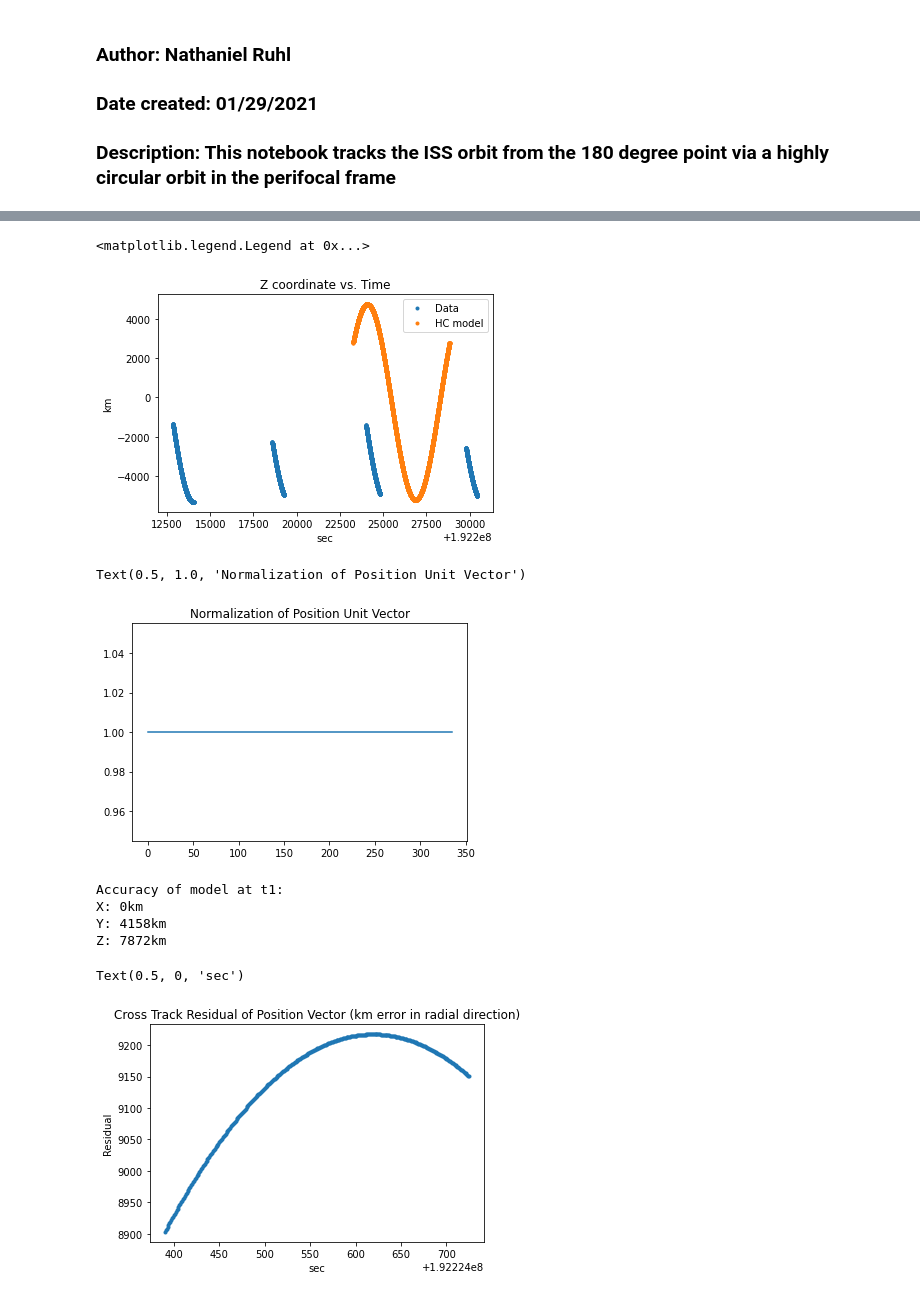
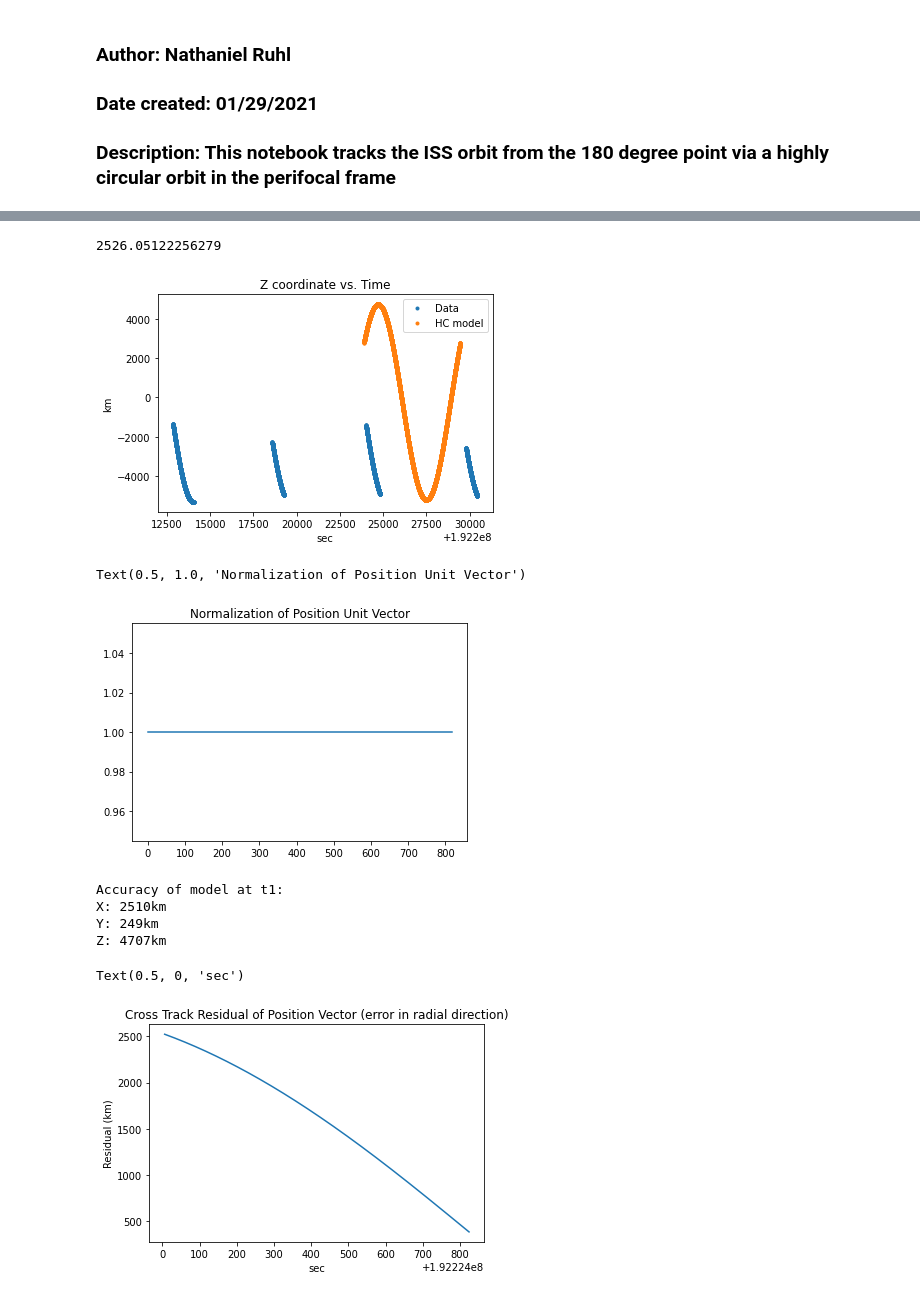
Before and after one commit to dmrowan/LommenResearchGroup, a Jupyter notebook: HorizonCrossing/HC_Navigation/feb3_orbitTracking.ipynb, the cells around one changed output, grey strips where cells are left out. Cells and saved outputs as stored; diff of their text form; code cells hidden in the pictures.

Commit message:
Calculation of in-track and cross-track residuals

```diff
--- a/HorizonCrossing/HC_Navigation/feb3_orbitTracking.ipynb
+++ b/HorizonCrossing/HC_Navigation/feb3_orbitTracking.ipynb
@@ -58,15 +58,19 @@ eccentricity_vec = np.zeros((len(pole_vec),3))
 for row in range(len(pole_vec)):
     eccentricity_vec[row] = (1/mu)*(np.cross(velocity[row],pole_vec[row]) - (mu*position[row]))
 
-# Calculate keplerian orbital elements - as constants for now
-oldStartMKF = 2264
-oldStopMKF = 2600
+# Calculate keplerian orbital elements - as constants at the middle index
+oldStartMKF = 1880 #2264
+oldStopMKF = 2699
+middleIndex = int((oldStartMKF+oldStopMKF)/2)
 Omega = np.arccos(N[oldStartMKF,0]) # Right ascenion of ascending node
 i = np.arccos(pole_vec[oldStartMKF,2]) # inclination of orbit
+# This is very intersting - with omega = 0, y is perfect good, but with omega = 40, x is perfect
 if (eccentricity_vec[oldStartMKF,2]>=0):
-    omega = np.arccos(np.dot(N[oldStartMKF],eccentricity_vec[oldStartMKF])) #np.rdeg2rad(0) # Argument of perigee - this has a big effect on the x and y coordinate
+    omega = np.arccos(np.dot(N[middleIndex],eccentricity_vec[middleIndex])) # Argument of perigee - this has a big effect on the x and y coordinate
 else:
-    omega = 2*np.pi - np.arccos(np.dot(N[oldStartMKF],eccentricity_vec[oldStartMKF]))
+    omega = 2*np.pi - np.arccos(np.dot(N[middleIndex],eccentricity_vec[middleIndex]))
+
+omega = 0 # writing over the previous definition for debugging purposes
 
 print('Keplerian orbital elements on feb 3')
 print('RAAN = ' + str(np.rad2deg(Omega)))
@@ -145,9 +151,11 @@ plt.plot(t,R*r_ECI[:,2],'.',label='HC model')
 plt.ylabel('km')
 plt.xlabel('sec')
 plt.legend()
+# time offset
+t[t1_index_model+oldStartMKF]-timeMKF[oldStartMKF]
 # %% [output]
-<matplotlib.legend.Legend at 0x...>
+2526.05122256279
-[figure, old version]
+[figure, new version]
 # %%
 # check that the model is normalized
 model_mag = []
@@ -157,7 +165,7 @@ plt.plot(model_mag)
 plt.title('Normalization of Position Unit Vector')
 # %% [output]
 Text(0.5, 1.0, 'Normalization of Position Unit Vector')
-[figure, old version]
+[figure, new version]
 # %%
 t1_index_model = np.where(t>timeMKF[oldStartMKF])[0][0] # t1 index when the model meets up with the data at oldStartMKF
 # %%
@@ -167,25 +175,25 @@ print('Y: ' + str(int(np.abs(position_mag[oldStartMKF]*position[oldStartMKF,1]-R
 print('Z: ' + str(int(np.abs(position_mag[oldStartMKF]*position[oldStartMKF,2]-R*r_ECI[t1_index_model,2]))) + 'km')
 # %% [output]
 Accuracy of model at t1:
-X: 0km
-Y: 4158km
-Z: 7872km
+X: 2510km
+Y: 249km
+Z: 4707km
 # %%
-# calculate position resisuduals
+# calculate 'cross track' position resisuduals in km (component of position residual parralel to the nadir line)
 position_resids_vec = np.zeros((len(phi)-t1_index_model,3))
 crossTrack_resid = []
 
 for row in range(len(timeMKF[oldStartMKF:oldStopMKF])):
     for col in range(3):
         # Error in each X, Y, Z component of the position
         position_resids_vec[row,col] = R*r_ECI[t1_index_model+row,col]-position_mag[oldStartMKF+row]*position[oldStartMKF+row,col]
     # total cross track residual (radial distance)
-    crossTrack_resid.append(np.linalg.norm(position_resids_vec[row,:]))
+    crossTrack_resid.append(np.sqrt(position_resids_vec[row,0]**2+position_resids_vec[row,1]**2))
 
-plt.plot(timeMKF[oldStartMKF:oldStopMKF],crossTrack_resid,'.')
-plt.title('Cross Track Residual of Position Vector (km error in radial direction)')
-plt.ylabel('Residual')
+plt.plot(timeMKF[oldStartMKF:oldStopMKF],crossTrack_resid)
+plt.title('Cross Track Residual of Position Vector (error in radial direction)')
+plt.ylabel('Residual (km)')
 plt.xlabel('sec')
 # %% [output]
 Text(0.5, 0, 'sec')
-[figure, old version]
+[figure, new version]
```
Also changed, not shown: parts of 10 cells of this notebook.
